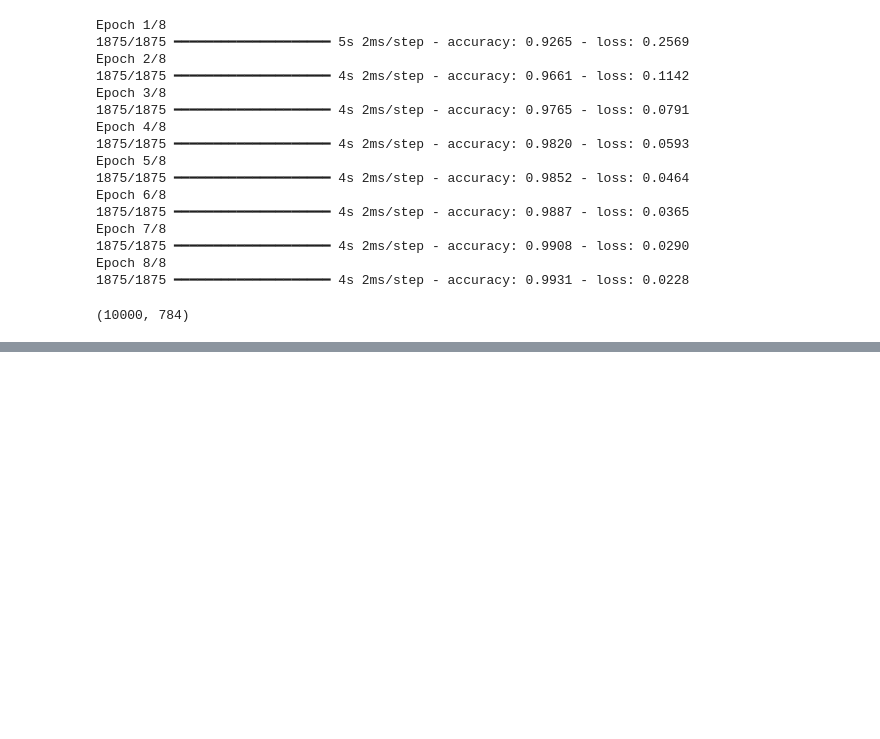
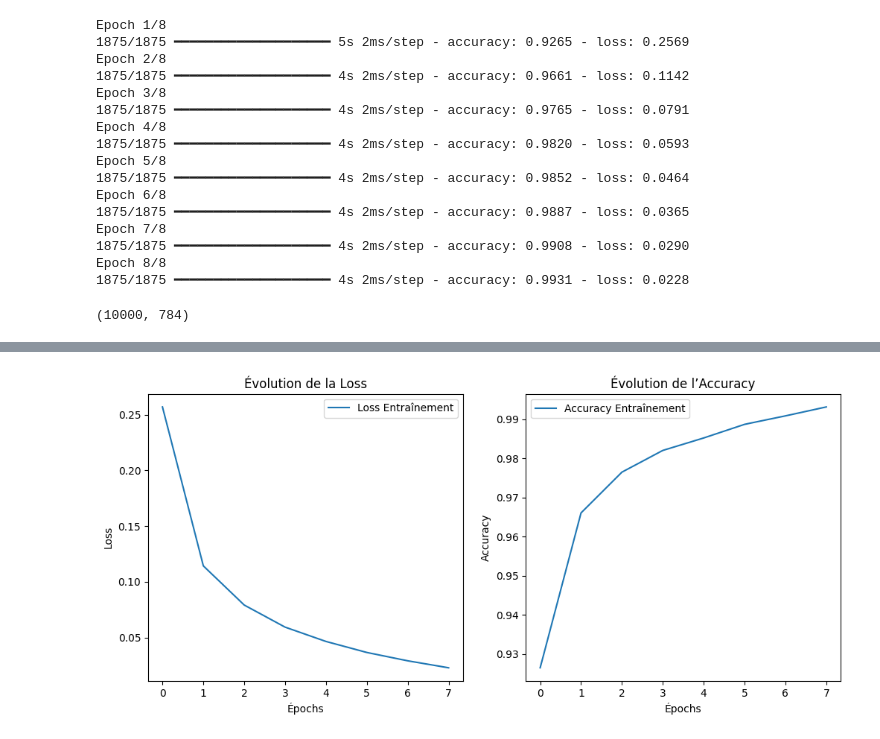
Before and after one commit to 4nglp/deep_learning, a Jupyter notebook: TP_1/mnist_digits_calassification.ipynb, the cells around one changed output, grey strips where cells are left out. Cells and saved outputs as stored; diff of their text form; code cells hidden in the pictures; blank space fills up the shorter version.

Commit message:
tp_1: added a lil bit of visualisation from the prof's correction

```diff
--- a/TP_1/mnist_digits_calassification.ipynb
+++ b/TP_1/mnist_digits_calassification.ipynb
@@ -115,2 +115,24 @@ print(test_labels[:20])
 [7 2 1 0 4 1 4 9 5 9 0 6 9 0 1 5 9 7 3 4]
 [7 2 1 0 4 1 4 9 5 9 0 6 9 0 1 5 9 7 3 4]
+# %%
+train_loss = history.history['loss']
+train_acc = history.history['accuracy']
+
+plt.figure(figsize=(12, 5))
+
+plt.subplot(1, 2, 1)
+plt.plot(train_loss, label='Loss Entraînement')
+plt.xlabel('Épochs')
+plt.ylabel('Loss')
+plt.title('Évolution de la Loss')
+plt.legend()
+
+plt.subplot(1, 2, 2)
+plt.plot(train_acc, label='Accuracy Entraînement')
+plt.xlabel('Épochs')
+plt.ylabel('Accuracy')
+plt.title('Évolution de l’Accuracy')
+plt.legend()
+plt.show()
+# %% [output]
+[figure, added]
```
Also changed, not shown: parts of 3 cells of this notebook.
